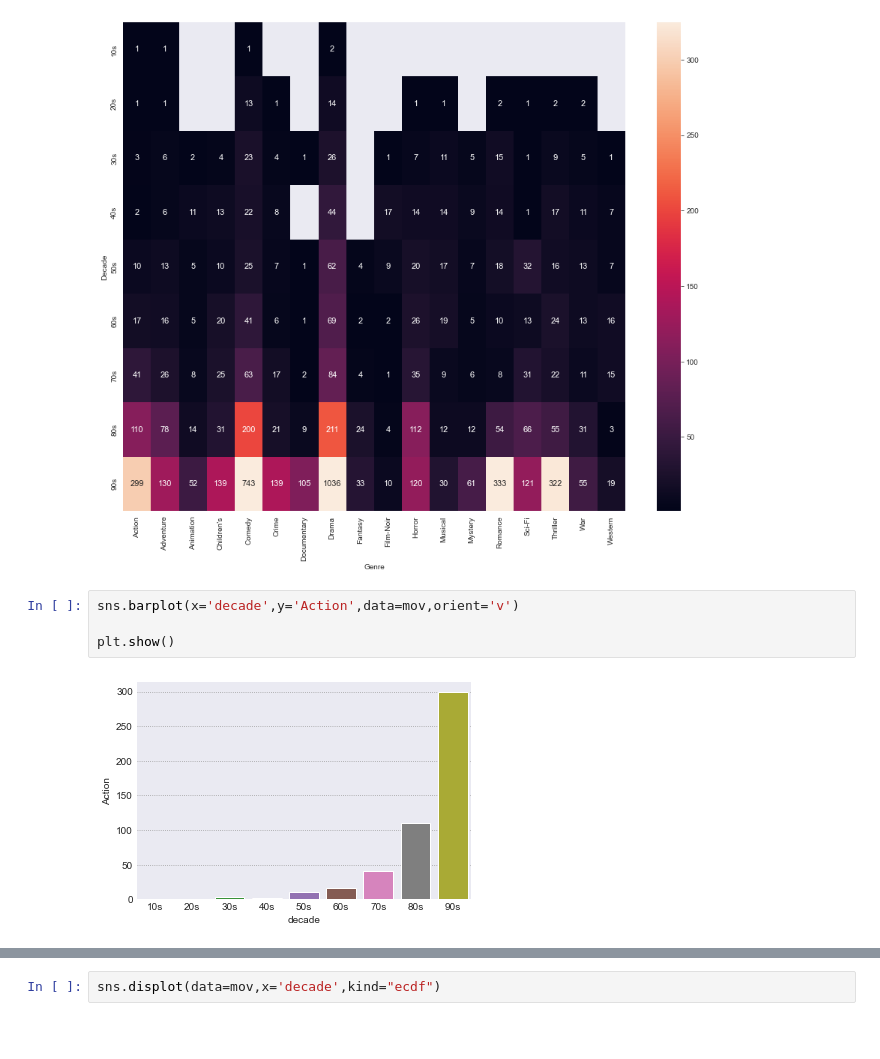
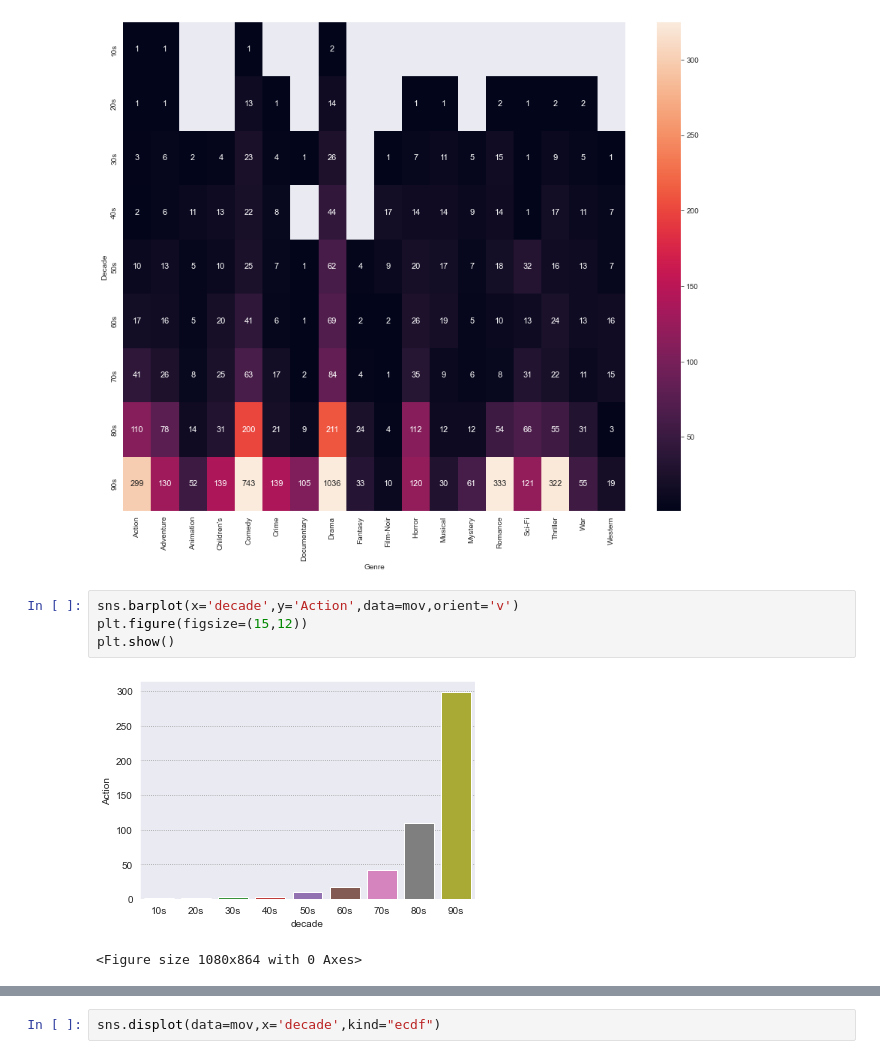
Before and after one commit to OmarOneil/S03T02, a Jupyter notebook: S03T03.ipynb, the cells around one changed output, grey strips where cells are left out. Saved outputs shown, nothing was run; the diff lists cells and outputs as text; blank space fills up the shorter version.

```diff
--- a/S03T03.ipynb
+++ b/S03T03.ipynb
@@ -297,10 +286,11 @@ plt.show()
 [figure]
 # %%
 sns.barplot(x='decade',y='Action',data=mov,orient='v')
-
+plt.figure(figsize=(15,12))
 plt.show()
 # %% [output]
-[figure, old version]
+[figure, new version]
+<Figure size 1080x864 with 0 Axes>
 # %%
 
 from wordcloud import WordCloud, STOPWORDS
```
Also changed, not shown: parts of 11 cells of this notebook.
